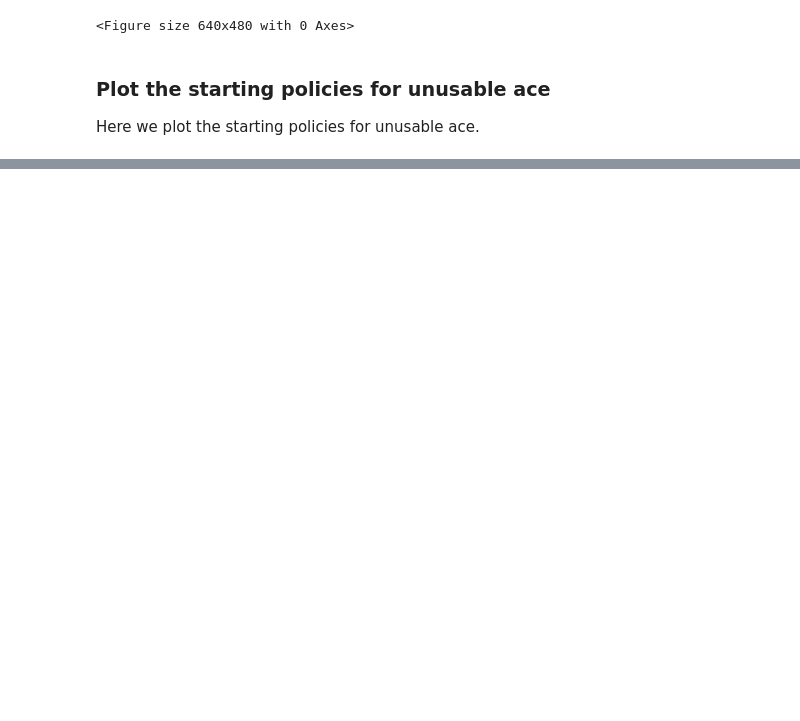
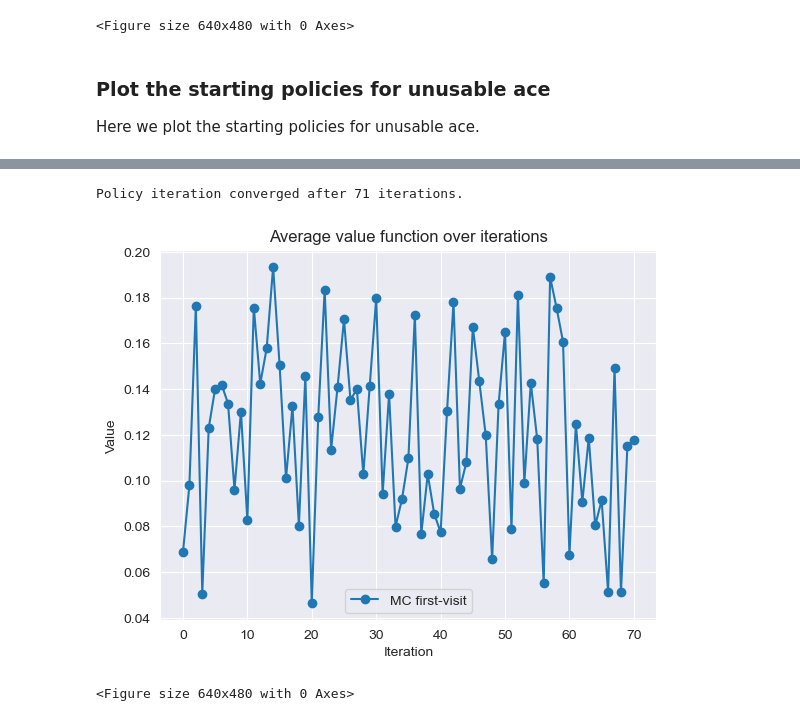
Before and after one commit to PanEyal/RL_Class, a Jupyter notebook: Assignment 2/Assignment 2 - notebook.ipynb, the cells around one changed output, grey strips where cells are left out. Cells and saved outputs as stored; diff of their text form; code cells hidden in the pictures; blank space fills up the shorter version.

```diff
--- a/Assignment 2/Assignment 2 - notebook.ipynb
+++ b/Assignment 2/Assignment 2 - notebook.ipynb
@@ -111,0 +121,15 @@ plt.clf()
+# %%
+v_4, pi_4, v_start_list = q_learning_policy_iteration(episodes=1000, alpha=0.1, gamma=0.95, epsilon=0.3)
+# %% [output]
+Policy iteration converged after 71 iterations.
+# %%
+plt.plot(np.arange(len(v_start_list)), v_start_list, 'o-', label="MC first-visit")
+plt.title("Average value function over iterations")
+plt.xlabel("Iteration")
+plt.ylabel("Value")
+plt.legend()
+plt.show()
+plt.clf()
+# %% [output]
+[figure, added]
+<Figure size 640x480 with 0 Axes>
```
Also changed, not shown: parts of 7 cells of this notebook, 3 other files.
